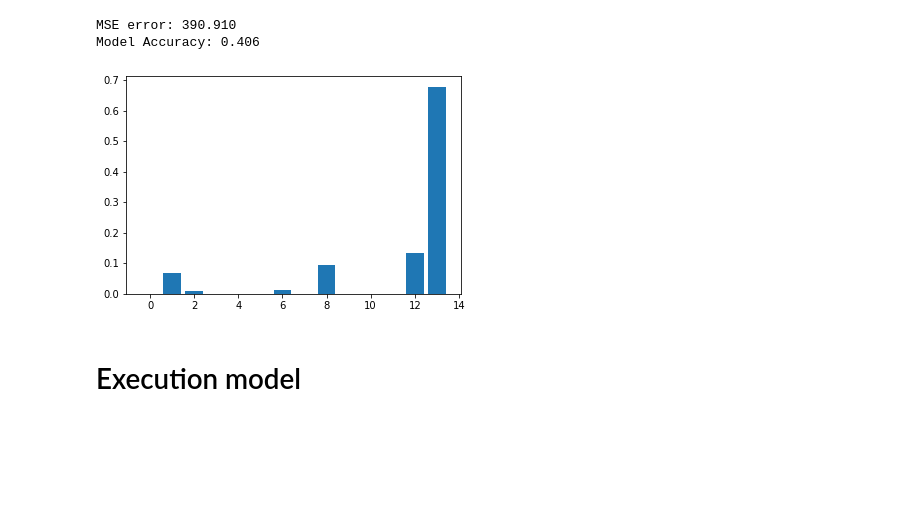
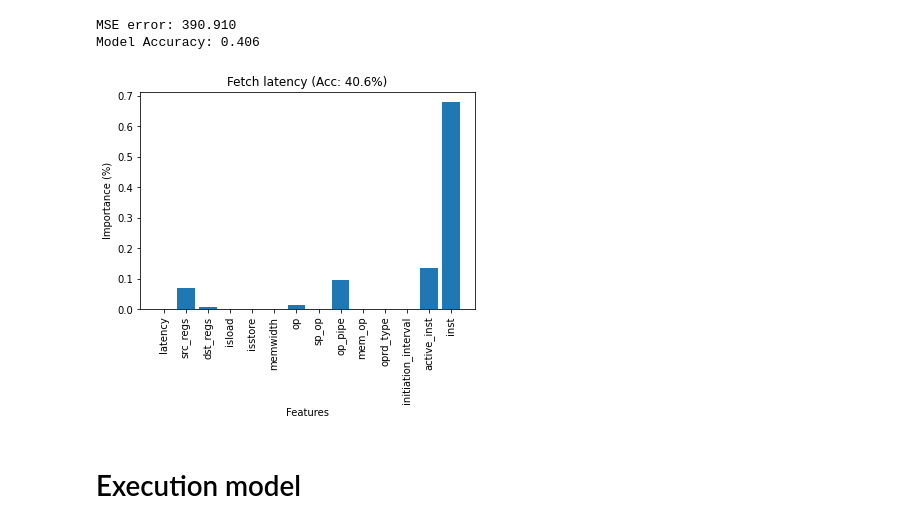
Before and after one commit to concept-inversion/GPUVista, a Jupyter notebook: data_analysis.ipynb, the cells around one changed output. Saved outputs shown, nothing was run; the diff lists cells and outputs as text; code cells hidden in the pictures; blank space fills up the shorter version.

```diff
--- a/data_analysis.ipynb
+++ b/data_analysis.ipynb
@@ -48,11 +48,17 @@ feature_importance = gbr.feature_importances_
 # %% [output]
 MSE error: 390.910
 Model Accuracy: 0.406
-# %%
-pyplot.bar(range(len(gbr.feature_importances_)), gbr.feature_importances_)
-pyplot.show()
-# %% [output]
-[figure, removed]
+# %%
+pyplot.bar(range(len(gbr.feature_importances_)), gbr.feature_importances_)
+columns= list(X_train)
+pyplot.xlabel('Features')
+pyplot.ylabel('Importance (%)')
+pyplot.title('Fetch latency (Acc: 40.6%)')
+pyplot.xticks([0,1,2,3,4,5,6,7,8,9,10,11,12,13],columns)
+pyplot.xticks(rotation=90)
+pyplot.show()
+# %% [output]
+[figure, added]
 # %% [markdown]
 # Execution model
 # %%
```
Also changed, not shown: parts of 3 cells of this notebook.
